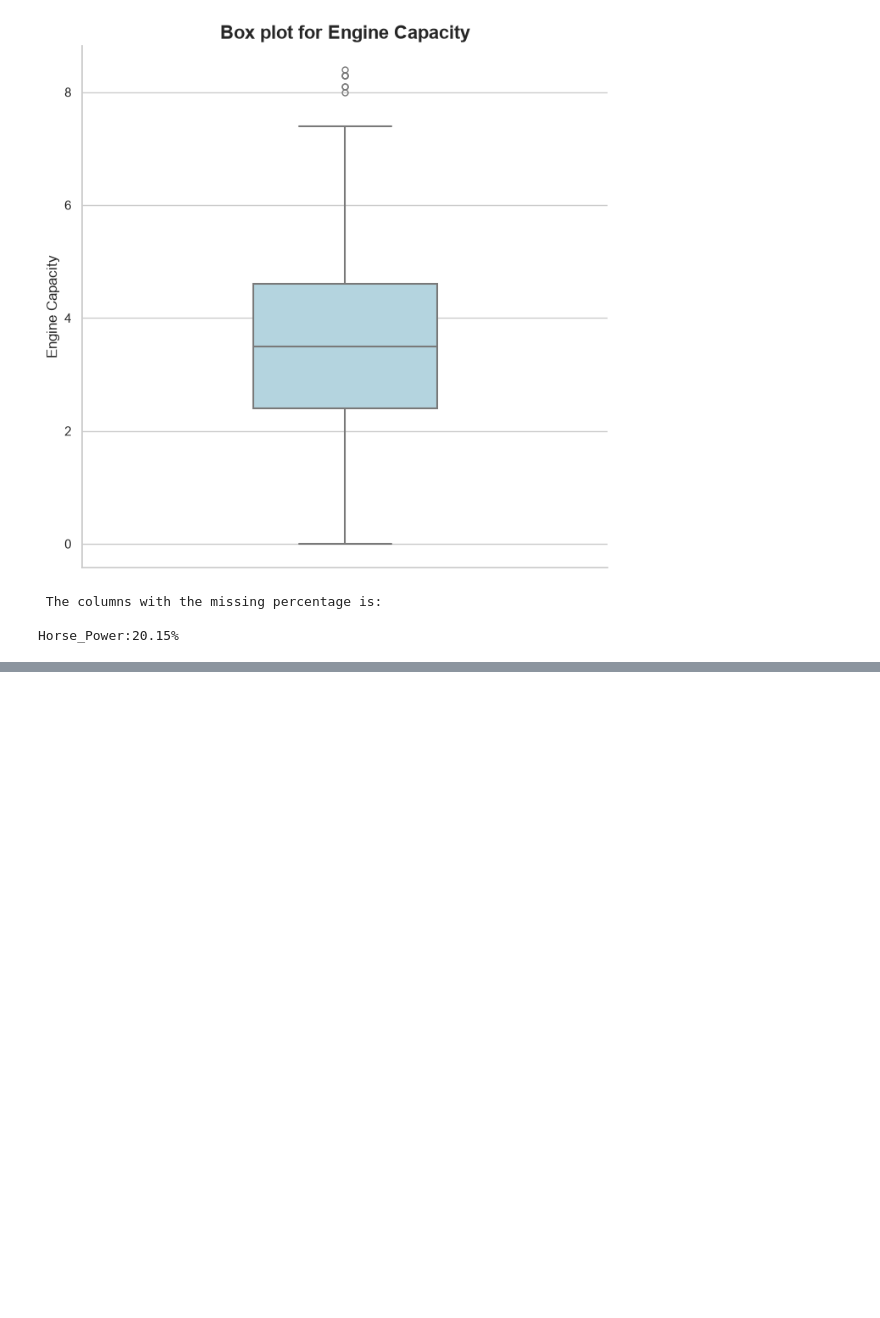
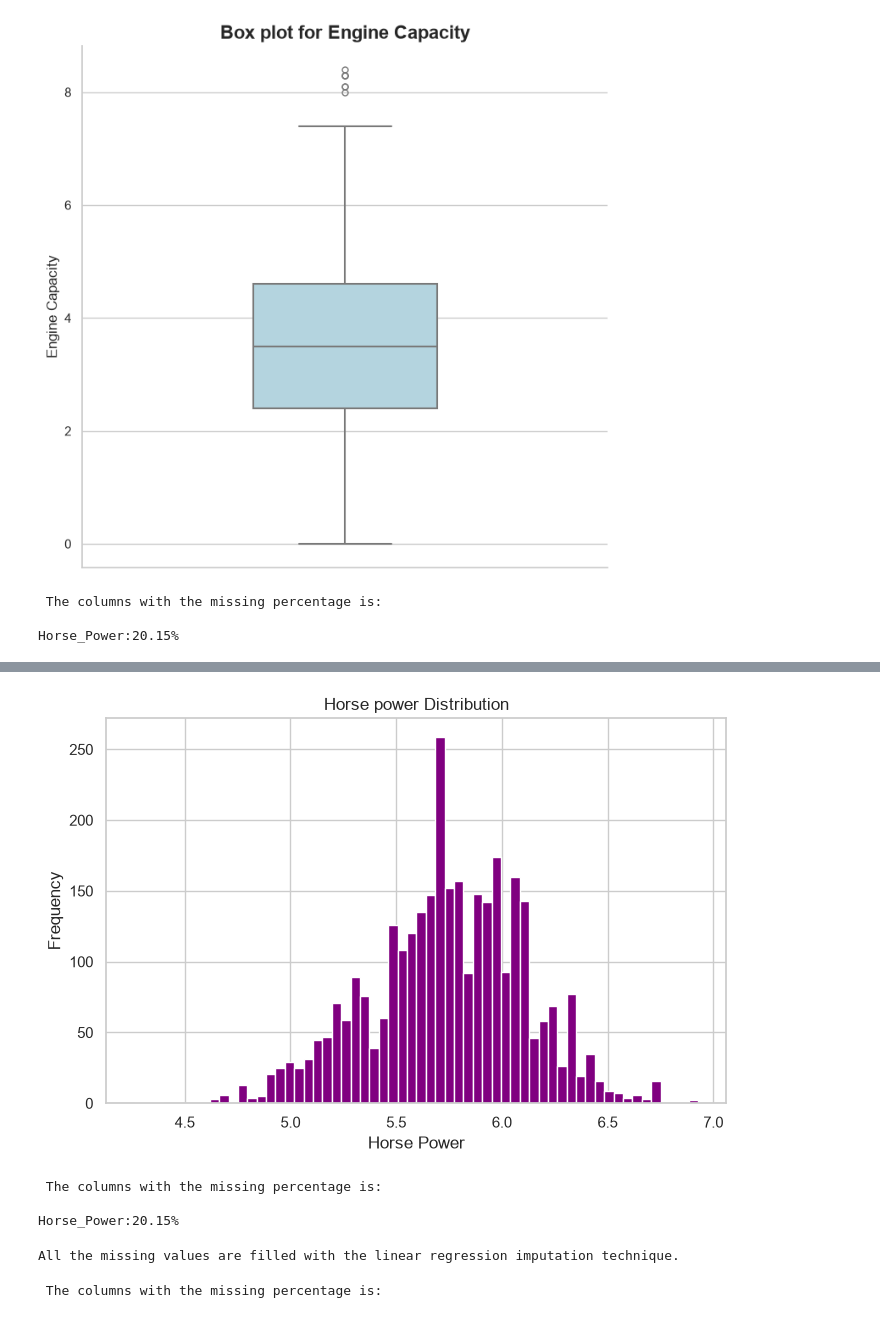
Before and after one commit to prarthanadaibagya/Learning_Machine_Learning, a Jupyter notebook: Machine Learning/Used_Cars_Price_Estimation/NoteBooks/Used_Cars_Analsyis.ipynb, the cells around one changed output, grey strips where cells are left out. Drawn from its saved outputs; the diff is of its cells as text; code cells hidden in the pictures; blank space fills up the shorter version.

```diff
--- a/Machine Learning/Used_Cars_Price_Estimation/NoteBooks/Used_Cars_Analsyis.ipynb
+++ b/Machine Learning/Used_Cars_Price_Estimation/NoteBooks/Used_Cars_Analsyis.ipynb
@@ -903,0 +920,71 @@ Horse_Power:20.15%
+# %%
+fig, axes = plt.subplots(figsize=(8,5))
+axes.hist(np.log1p(df['Horse_Power']).dropna(),bins=60,color='purple')
+axes.set_title('Horse power Distribution')
+axes.set_xlabel("Horse Power")
+axes.set_ylabel("Frequency")
+plt.show()
+# %% [output]
+[figure, added]
+# %%
+missing_info={}
+for col in Numerical_Columns:
+    if df[col].isnull().sum()>0:
+        missing_count=(df[col].isnull().sum()/len(df))*100
+        missing_info[col]=round(missing_count,2)
+print("\n The columns with the missing percentage is:\n")
+for col, per in missing_info.items():
+    print(f"{col}:{per}%")
+# %% [output]
+ The columns with the missing percentage is:
+
+Horse_Power:20.15%
+# %%
+numeric_cols = ['Engine_Capacity','model_year','milage','Horse_Power','price']
+df[numeric_cols]=df[numeric_cols].apply(pd.to_numeric,errors='coerce')
+
+known=df[df['Horse_Power'].notna()]
+missing=df[df['Horse_Power'].isna()]
+
+numerical_features=['Engine_Capacity','model_year','milage','price']
+categorical_features=['brand']
+
+preprocessor=ColumnTransformer(
+    transformers=[
+('cat',OneHotEncoder(handle_unknown='ignore'),categorical_features)
+    ],
+remainder='passthrough'
+)
+
+pipeline=Pipeline(steps=[
+    ('preprocessors',preprocessor),
+
+    ('regressor',LinearRegression())
+])
+
+
+pipeline.fit(
+    known[categorical_features+numerical_features],
+    known['Horse_Power']
+)
+
+predicted_horsepower=pipeline.predict(missing[categorical_features+numerical_features])
+
+df.loc[df['Horse_Power'].isna(),'Horse_Power']=predicted_horsepower
+
+df['Horse_Power']=df['Horse_Power'].clip(lower=0)
+
+print("All the missing values are filled with the linear regression imputation technique.")
+# %% [output]
+All the missing values are filled with the linear regression imputation technique.
+# %%
+missing_info={}
+for col in Numerical_Columns:
+    if df[col].isnull().sum()>0:
+        missing_count=(df[col].isnull().sum()/len(df))*100
+        missing_info[col]=round(missing_count,2)
+print("\n The columns with the missing percentage is:\n")
+for col, per in missing_info.items():
+    print(f"{col}:{per}%")
+# %% [output]
+ The columns with the missing percentage is:
```
Also changed, not shown: parts of 10 cells of this notebook.
